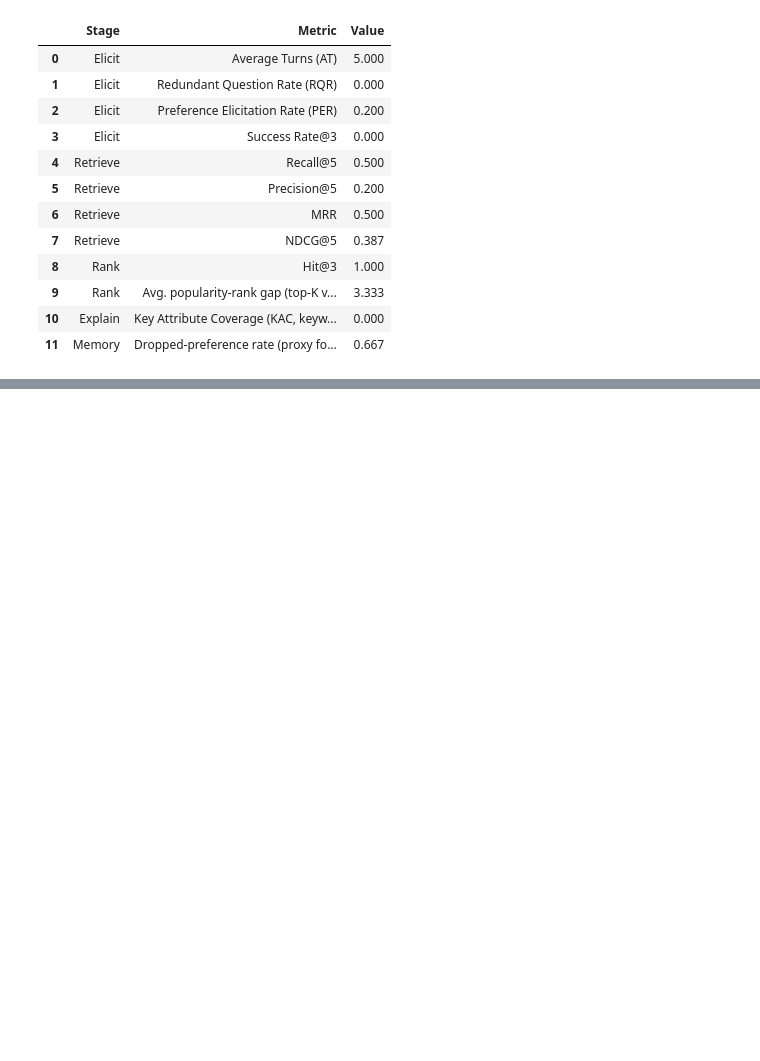
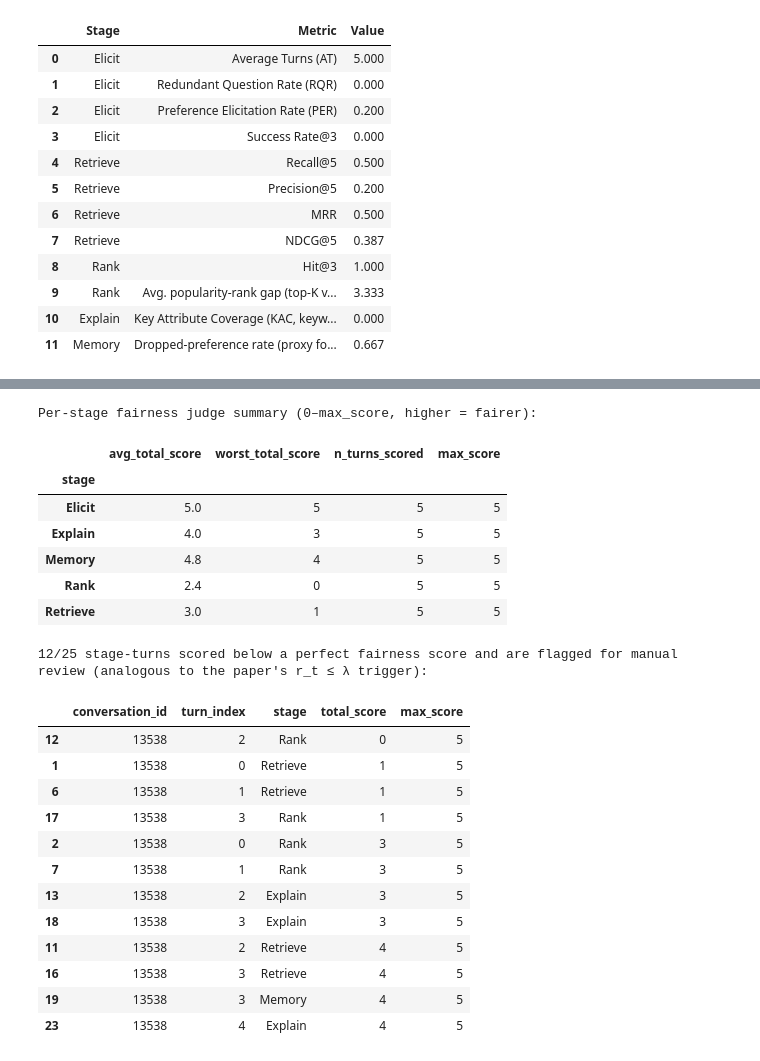
Before and after one commit to JiaruiWang-Jill/fair-trace, a Jupyter notebook: 0804_FAIR-TRACE_preference_elicitation_agent.ipynb, the cells around one changed output, grey strips where cells are left out. Drawn from its saved outputs; the diff is of its cells as text; code cells hidden in the pictures; blank space fills up the shorter version.

```diff
--- a/0804_FAIR-TRACE_preference_elicitation_agent.ipynb
+++ b/0804_FAIR-TRACE_preference_elicitation_agent.ipynb
@@ -946,0 +1084,14 @@ Prompts go here once we've settled these.
+# %%
+judge_llm = make_llm()  # separate instance from the agent's own `llm` — plays the auditor role, not the actor
+
+def judge_chain(stage: str):
+    prompt = ChatPromptTemplate.from_messages([
+        ("system", JUDGE_SYSTEM_PROMPT),
+        ("human",
+         "STAGE UNDER REVIEW: {stage_name}  (fairness check: " + STAGE_FAIRNESS_RUBRICS[stage]["fairness_check"] + ")\n\n"
+         "Rubric:\n" + format_rubric(stage) + "\n\n"
+         "Materials for this turn (JSON):\n{materials}"),
+    ])
+    return prompt | judge_llm.with_structured_output(JUDGE_SCHEMAS[stage])
+
+JUDGE_CHAINS = {stage: judge_chain(stage) for stage in STAGE_FAIRNESS_RUBRICS}
@@ -946,0 +1217,56 @@ Prompts go here once we've settled these.
+# %%
+judge_rows = []
+for t in redial_traces:
+    for turn in t["turns"]:
+        for stage, v in turn["judge"].items():
+            row = {
+                "conversation_id": t["conversation_id"],
+                "turn_index": turn["turn_index"],
+                "stage": stage,
+                "total_score": v["total_score"],
+                "max_score": v["max_score"],
+            }
+            for d in STAGE_FAIRNESS_RUBRICS[stage]["dimensions"]:
+                row[d["label"]] = v[d["key"] + "_score"]
+            judge_rows.append(row)
+
+judge_records_df = pd.DataFrame(judge_rows)
+
+judge_metrics_df = (
+    judge_records_df
+    .groupby("stage")["total_score"]
+    .agg(["mean", "min", "count"])
+    .rename(columns={"mean": "avg_total_score", "min": "worst_total_score", "count": "n_turns_scored"})
+    .join(judge_records_df.groupby("stage")["max_score"].first())
+    .round(2)
+)
+print("Per-stage fairness judge summary (0–max_score, higher = fairer):")
+display(judge_metrics_df)
+
+flagged = judge_records_df[judge_records_df["total_score"] < judge_records_df["max_score"]]
+print(f"\n{len(flagged)}/{len(judge_records_df)} stage-turns scored below a perfect fairness score "
+      f"and are flagged for manual review (analogous to the paper's r_t ≤ λ trigger):")
+display(flagged.sort_values("total_score")[["conversation_id", "turn_index", "stage", "total_score", "max_score"]])
+# %% [output]
+Per-stage fairness judge summary (0–max_score, higher = fairer):
+|  | avg_total_score | worst_total_score | n_turns_scored | max_score |
+| stage |  |  |  |  |
+| Elicit | 5.0 | 5 | 5 | 5 |
+| Explain | 4.0 | 3 | 5 | 5 |
+| Memory | 4.8 | 4 | 5 | 5 |
+| Rank | 2.4 | 0 | 5 | 5 |
+| Retrieve | 3.0 | 1 | 5 | 5 |
+12/25 stage-turns scored below a perfect fairness score and are flagged for manual review (analogous to the paper's r_t ≤ λ trigger):
+|  | conversation_id | turn_index | stage | total_score | max_score |
+| 12 | 13538 | 2 | Rank | 0 | 5 |
+| 1 | 13538 | 0 | Retrieve | 1 | 5 |
+| 6 | 13538 | 1 | Retrieve | 1 | 5 |
+| 17 | 13538 | 3 | Rank | 1 | 5 |
+| 2 | 13538 | 0 | Rank | 3 | 5 |
+| 7 | 13538 | 1 | Rank | 3 | 5 |
+| 13 | 13538 | 2 | Explain | 3 | 5 |
+| 18 | 13538 | 3 | Explain | 3 | 5 |
+| 11 | 13538 | 2 | Retrieve | 4 | 5 |
+| 16 | 13538 | 3 | Retrieve | 4 | 5 |
+| 19 | 13538 | 3 | Memory | 4 | 5 |
+| 23 | 13538 | 4 | Explain | 4 | 5 |
```
Also changed, not shown: parts of 5 cells of this notebook.
